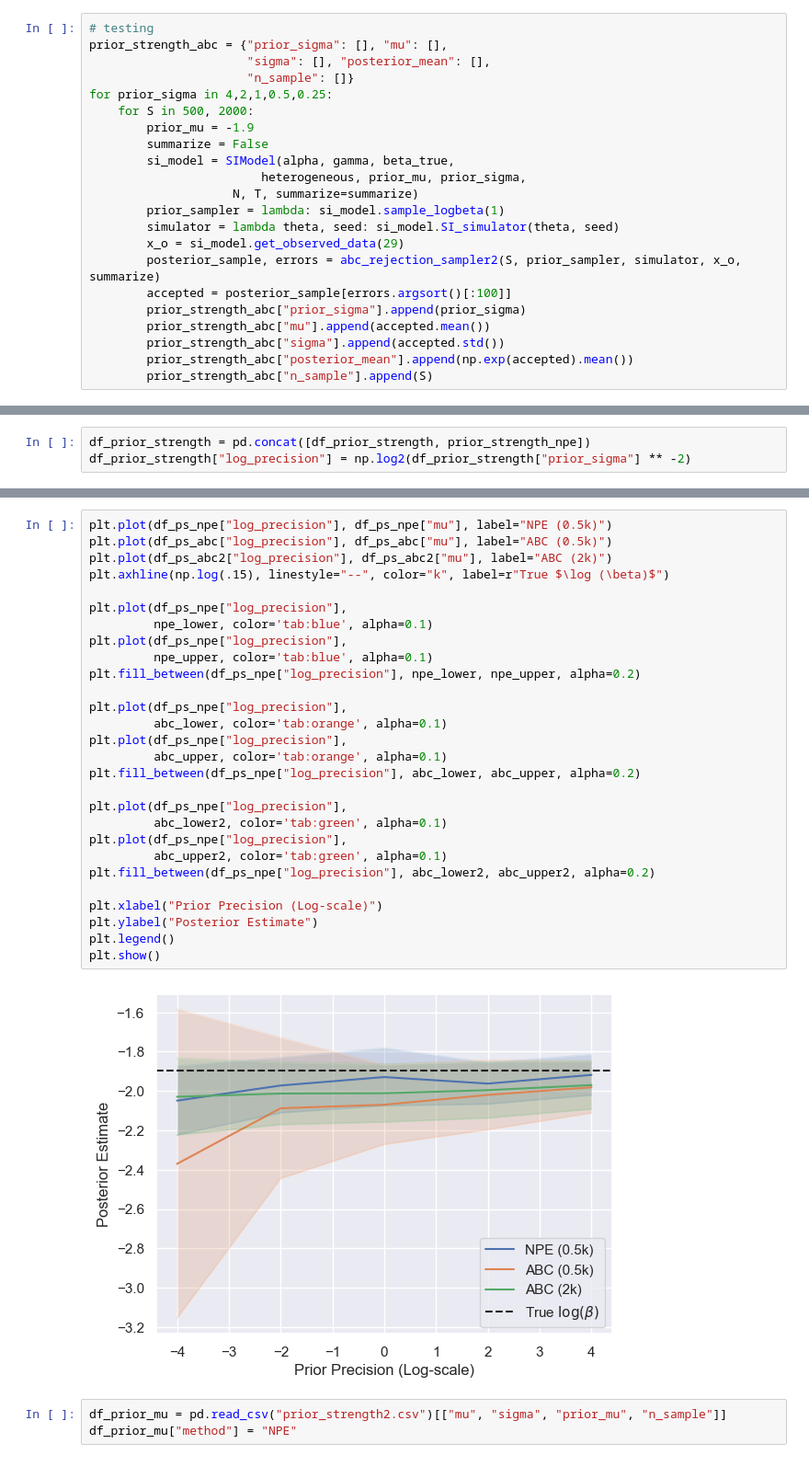
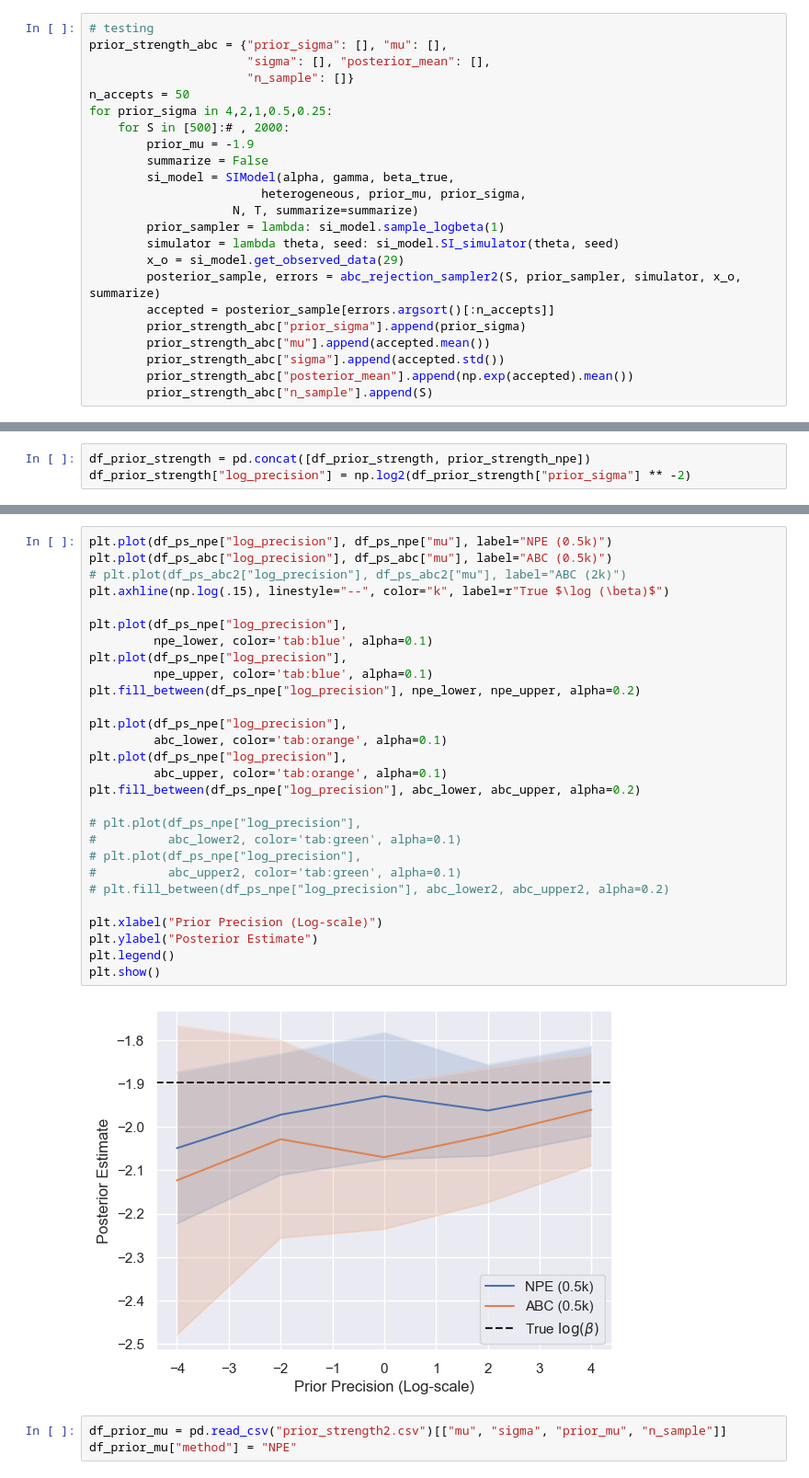
Before and after one commit to epibayes/np-epid, a Jupyter notebook: notebooks/si_sim.ipynb, the cells around one changed output, grey strips where cells are left out. Shown: that part at 92% size. Drawn from its saved outputs; the diff is of its cells as text.

```diff
--- a/notebooks/si_sim.ipynb
+++ b/notebooks/si_sim.ipynb
@@ -389,8 +389,9 @@ prior_strength_npe["method"] = "NPE"
 prior_strength_abc = {"prior_sigma": [], "mu": [],
                       "sigma": [], "posterior_mean": [],
                       "n_sample": []}
+n_accepts = 50
 for prior_sigma in 4,2,1,0.5,0.25:
-    for S in 500, 2000:
+    for S in [500]:# , 2000:
         prior_mu = -1.9
         summarize = False
         si_model = SIModel(alpha, gamma, beta_true,
@@ -400,7 +401,7 @@ for prior_sigma in 4,2,1,0.5,0.25:
         simulator = lambda theta, seed: si_model.SI_simulator(theta, seed)
         x_o = si_model.get_observed_data(29)
         posterior_sample, errors = abc_rejection_sampler2(S, prior_sampler, simulator, x_o, summarize)
-        accepted = posterior_sample[errors.argsort()[:100]]
+        accepted = posterior_sample[errors.argsort()[:n_accepts]]
         prior_strength_abc["prior_sigma"].append(prior_sigma)
         prior_strength_abc["mu"].append(accepted.mean())
         prior_strength_abc["sigma"].append(accepted.std())
@@ -430,33 +431,33 @@ abc_lower2, abc_upper2 = df_ps_abc2["mu"] - abc_error2, df_ps_abc2["mu"] + abc_e
 # %%
 plt.plot(df_ps_npe["log_precision"], df_ps_npe["mu"], label="NPE (0.5k)")
 plt.plot(df_ps_abc["log_precision"], df_ps_abc["mu"], label="ABC (0.5k)")
-plt.plot(df_ps_abc2["log_precision"], df_ps_abc2["mu"], label="ABC (2k)")
+# plt.plot(df_ps_abc2["log_precision"], df_ps_abc2["mu"], label="ABC (2k)")
 plt.axhline(np.log(.15), linestyle="--", color="k", label=r"True $\log (\beta)$")
 
 plt.plot(df_ps_npe["log_precision"],
          npe_lower, color='tab:blue', alpha=0.1)
 plt.plot(df_ps_npe["log_precision"],
          npe_upper, color='tab:blue', alpha=0.1)
 plt.fill_between(df_ps_npe["log_precision"], npe_lower, npe_upper, alpha=0.2)
 
 plt.plot(df_ps_npe["log_precision"],
          abc_lower, color='tab:orange', alpha=0.1)
 plt.plot(df_ps_npe["log_precision"],
          abc_upper, color='tab:orange', alpha=0.1)
 plt.fill_between(df_ps_npe["log_precision"], abc_lower, abc_upper, alpha=0.2)
 
-plt.plot(df_ps_npe["log_precision"],
-         abc_lower2, color='tab:green', alpha=0.1)
-plt.plot(df_ps_npe["log_precision"],
-         abc_upper2, color='tab:green', alpha=0.1)
-plt.fill_between(df_ps_npe["log_precision"], abc_lower2, abc_upper2, alpha=0.2)
+# plt.plot(df_ps_npe["log_precision"],
+#          abc_lower2, color='tab:green', alpha=0.1)
+# plt.plot(df_ps_npe["log_precision"],
+#          abc_upper2, color='tab:green', alpha=0.1)
+# plt.fill_between(df_ps_npe["log_precision"], abc_lower2, abc_upper2, alpha=0.2)
 
 plt.xlabel("Prior Precision (Log-scale)")
 plt.ylabel("Posterior Estimate")
 plt.legend()
 plt.show()
 # %% [output]
-[figure, old version]
+[figure, new version]
 # %%
 df_prior_mu = pd.read_csv("prior_strength2.csv")[["mu", "sigma", "prior_mu", "n_sample"]]
 df_prior_mu["method"] = "NPE"
```
Also changed, not shown: parts of 1 cell of this notebook, 9 other files.
